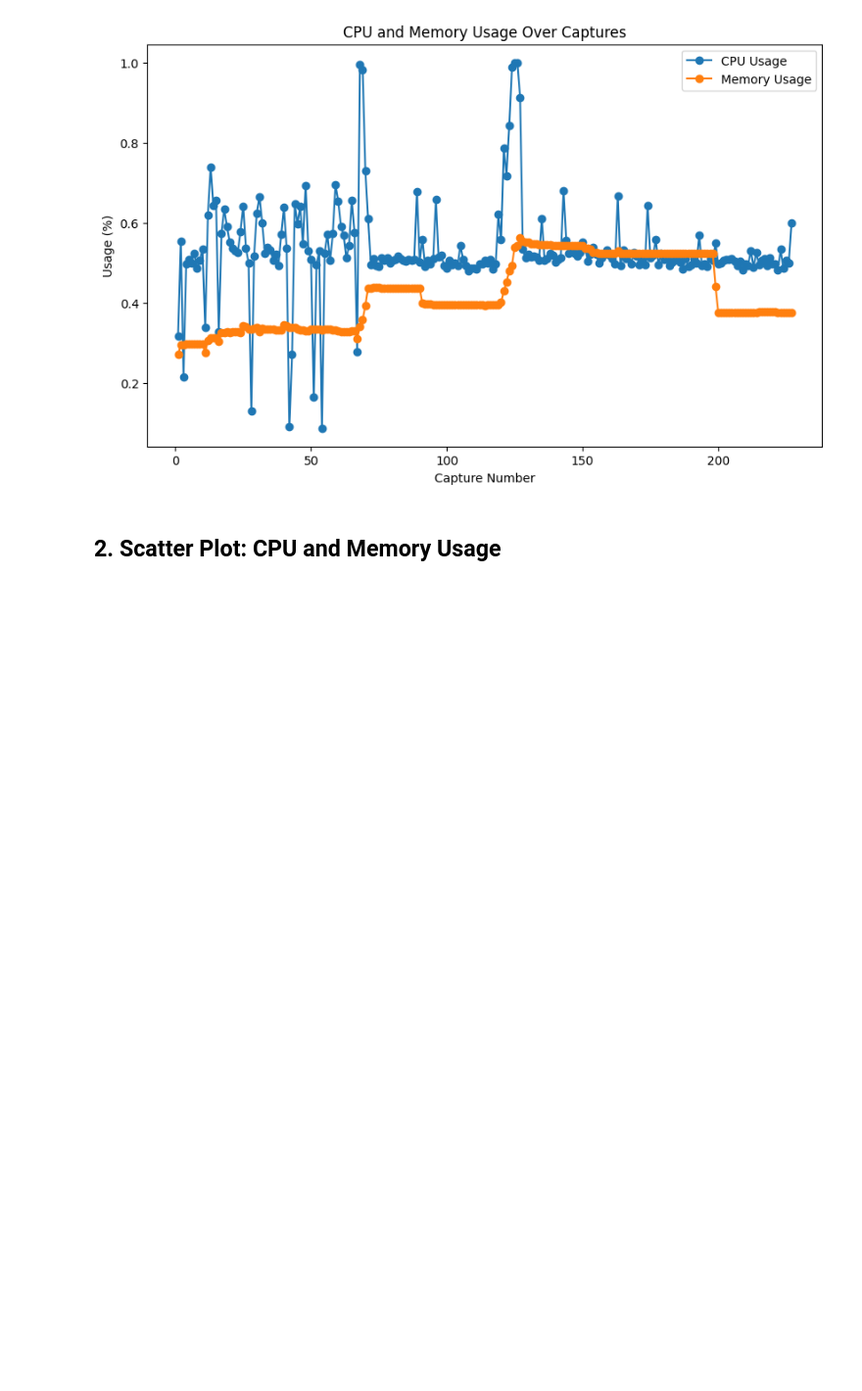
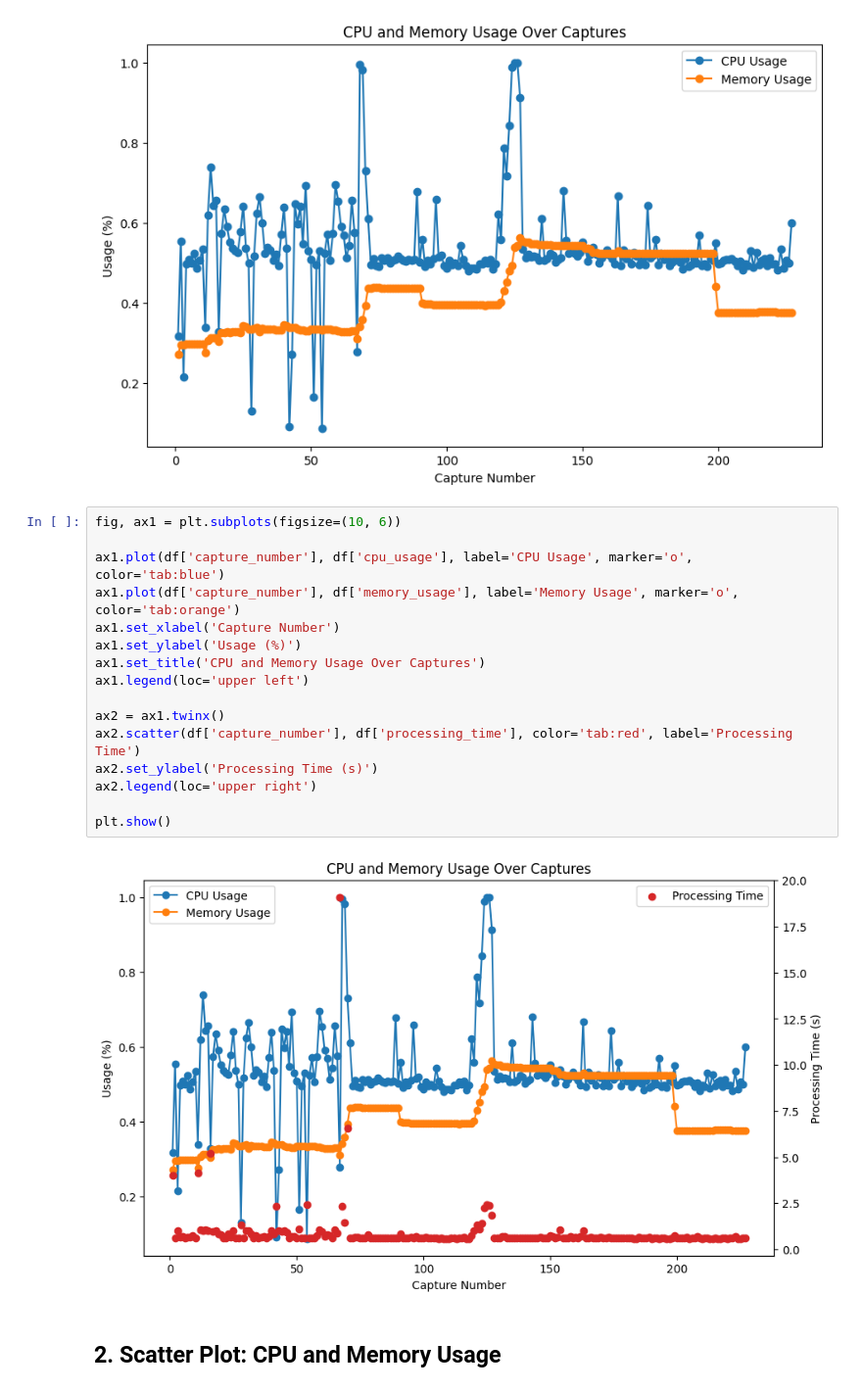
Before and after one commit to idperez720/nighteye, a Jupyter notebook: notebooks/cpu_memory_usage_analysis.ipynb, the cells around one changed output. Shown: that part at 98% size. Drawn from its saved outputs; the diff is of its cells as text; blank space fills up the shorter version.

```diff
--- a/notebooks/cpu_memory_usage_analysis.ipynb
+++ b/notebooks/cpu_memory_usage_analysis.ipynb
@@ -23,6 +32,24 @@ plt.legend()
 plt.show()
 # %% [output]
 [figure]
+# %%
+fig, ax1 = plt.subplots(figsize=(10, 6))
+
+ax1.plot(df['capture_number'], df['cpu_usage'], label='CPU Usage', marker='o', color='tab:blue')
+ax1.plot(df['capture_number'], df['memory_usage'], label='Memory Usage', marker='o', color='tab:orange')
+ax1.set_xlabel('Capture Number')
+ax1.set_ylabel('Usage (%)')
+ax1.set_title('CPU and Memory Usage Over Captures')
+ax1.legend(loc='upper left')
+
+ax2 = ax1.twinx()
+ax2.scatter(df['capture_number'], df['processing_time'], color='tab:red', label='Processing Time')
+ax2.set_ylabel('Processing Time (s)')
+ax2.legend(loc='upper right')
+
+plt.show()
+# %% [output]
+[figure, added]
 # %% [markdown]
 ## 2. Scatter Plot: CPU and Memory Usage
 # %%
```
Also changed, not shown: parts of 3 cells of this notebook, 5 other files.
